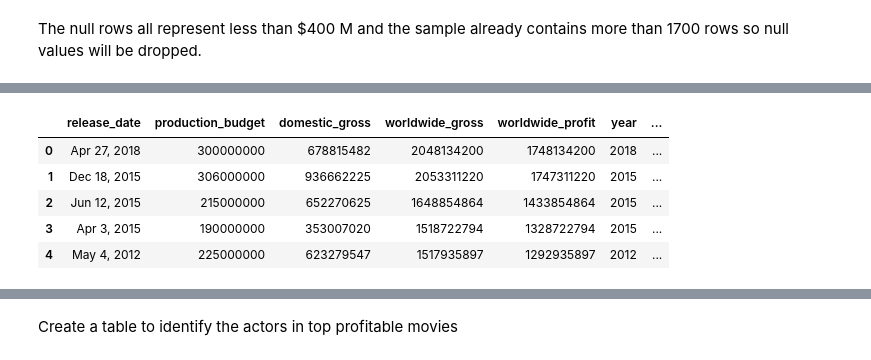
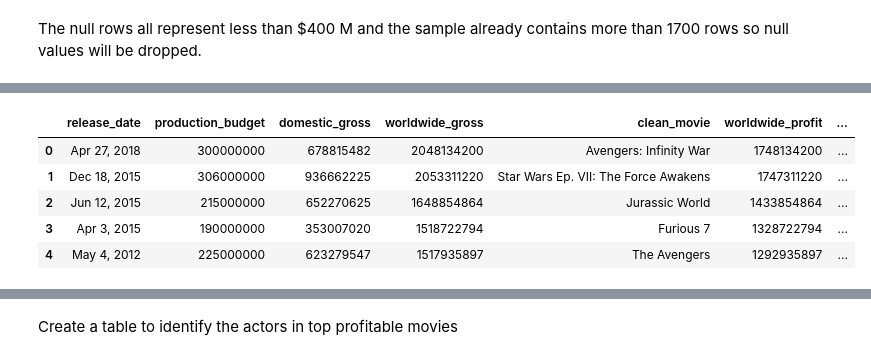
Before and after one commit to AlbaneCM/MicrosoftMovieAnalysis, a Jupyter notebook: microsoft-movie-analysis.ipynb, the cells around one changed output, grey strips where cells are left out. Drawn from its saved outputs; the diff is of its cells as text; code cells hidden in the pictures.

```diff
--- a/microsoft-movie-analysis.ipynb
+++ b/microsoft-movie-analysis.ipynb
@@ -695,7 +692,9 @@ The movie column was saved in the file with non-ascii characters, so these need
 
 The column needs to be encoded as the raw file contains them, to decoded to be read as string again, to replace the characters.
 # %%
-df_tn["clean_movie"] = df_tn["movie"].str.normalize("NFKD").str.encode('ascii', errors='ignore').str.decode('utf-8')
+df_tn["clean_movie"] = df_tn["movie"].str.encode('ascii', errors='replace').str.decode('utf-8')
+
+# df_tn["clean_movie"] = df_tn["movie"].str.normalize("NFKD").str.encode('ascii', errors='ignore').str.decode('utf-8')
 # %%
 df_tn[df_tn["clean_movie"].str.contains("Pirates")]
 # %% [output]
@@ -989,12 +1051,13 @@ movie_basics["clean_primary"] = movie_basics["primary_title"].str.normalize("NFK
 # replacement = '|'.join(["", "mei ren yu", "", "and"])
 
 # Creating column movie_episode if there were more than 1 movie
-movie_basics["movie_episode"] = movie_basics["clean_primary"].str.split(r":").str[1].fillna("").str.replace("spider-", "spider", regex=False).str.lower()
+movie_basics["movie_episode"] = movie_basics["clean_primary"].str.split(r":").str[1].fillna("").str.lower()
 
 # Creating column movie_title if there were more than 1 movie
 # movie_basics["movie_title"] = movie_basics["clean_primary"].str.split("\bPart\b").str[0].str.split(r"[:)(]").str[0].str.strip().str.replace(".", "", regex=False).str.replace("'", "", regex=False).str.replace("&", "and", regex=False).str.replace("The Mermaid", "mei ren yu", regex=False).str.replace("The Intouchables", "les intouchables", regex=False).str.lower()
-# Trying without removing "'"
 movie_basics["movie_title"] = movie_basics["clean_primary"].str.split("\bPart\b").str[0].str.split(r"[:)(]").str[0].str.strip().str.replace(".", "", regex=False).str.replace("&", "and", regex=False).str.replace("The Mermaid", "mei ren yu", regex=False).str.replace("The Intouchables", "les intouchables", regex=False).str.lower()
+
+
 
 # Normalizing movie_title for Les Miserables
 # movie_basics["movie_title"] = movie_basics["movie_title"].str.normalize("NFKD").str.encode('ascii', errors='ignore').str.decode('utf-8')
@@ -1003,8 +1066,26 @@ movie_basics["movie_title"] = movie_basics["clean_primary"].str.split("\bPart\b"
 movie_basics["movie_title_episode"] = movie_basics["movie_title"] +  movie_basics["movie_episode"].str.lower().str.replace(" episode vii -", "", regex=False).str.replace(" - ", " ", regex=False)
 # movie_basics["movie_title_episode"] = movie_basics["movie_title"] +  movie_basics["movie_episode"].str.replace(pattern, replacement, regex=False).str.lower()
 
+# Change apostrophe to space
+movie_basics["movie_title_episode"] = movie_basics["movie_title_episode"].str.replace("'", " ", regex=False)
+
+# Turn Eight to numeric in Ocean's 8
+movie_basics["movie_title_episode"] = movie_basics["movie_title_episode"].str.replace("ocean s eight", "ocean s 8", regex=False)
+
+# Correcting Maze Runner
+movie_basics["movie_title_episode"] = movie_basics["movie_title_episode"].str.replace("the death cure", "maze runner the death cure", regex=False)
+
+# Changing Shazam
+movie_basics["movie_title_episode"] = movie_basics["movie_title_episode"].str.replace("shazam!", "shazam", regex=False)
+
+# Changing Jackass Bad Grandpa
+movie_basics["movie_title_episode"] = movie_basics["movie_title_episode"].str.replace("bad grandpa", "jackass presents bad grandpa", regex=False)
+
+# Changing Prince of Persia
+movie_basics["movie_title_episode"] = movie_basics["movie_title_episode"].str.replace("prince of persia the sands of time", "prince of persia sands of time", regex=False)
+
 
 # For verification
-movie_basics[movie_basics["clean_primary"].str.contains("(?i)speech", na=False)]
+movie_basics[movie_basics["original_title"].str.contains("(?i)sands of time", na=False)].head(100)
 # %% [output]
 |  | movie_id | primary_title | original_title | start_year | runtime_minutes | genres | clean_primary | ... |
@@ -1035,7 +1107,7 @@ Name: movie_title_episode, dtype: object
 # %%
 top_movies = pd.merge(df_top_tn, movie_basics, how="left",
-                     left_on=["movie_title_episode"],
-                     right_on=["movie_title_episode"])
+                     left_on=["movie_title_episode", "year"],
+                     right_on=["movie_title_episode", "start_year"])
 # %%
 top_movies.info()
 # %% [output]
@@ -1166,15 +1204,15 @@ Index(['id', 'release_date', 'movie', 'production_budget', 'domestic_gross',
       dtype='object')
 # %%
 # Drop unnecessary columns
-top_profit_movies = top_profit_movies.drop(columns=["id","movie","encoded_movie","decoded_movie","movie_episode_x", "movie_title_x","primary_title", "original_title", "movie_episode_y", "movie_title_y", "start_year"])
+top_profit_movies = top_profit_movies.drop(columns=["id","movie","movie_episode_x", "movie_title_x","primary_title", "original_title", "movie_episode_y", "movie_title_y", "start_year"])
 top_profit_movies.head()
 # %% [output]
-|  | release_date | production_budget | domestic_gross | worldwide_gross | worldwide_profit | year | ... |
-| 0 | Apr 27, 2018 | 300000000 | 678815482 | 2048134200 | 1748134200 | 2018 | ... |
-| 1 | Dec 18, 2015 | 306000000 | 936662225 | 2053311220 | 1747311220 | 2015 | ... |
-| 2 | Jun 12, 2015 | 215000000 | 652270625 | 1648854864 | 1433854864 | 2015 | ... |
-| 3 | Apr 3, 2015 | 190000000 | 353007020 | 1518722794 | 1328722794 | 2015 | ... |
-| 4 | May 4, 2012 | 225000000 | 623279547 | 1517935897 | 1292935897 | 2012 | ... |
+|  | release_date | production_budget | domestic_gross | worldwide_gross | clean_movie | worldwide_profit | ... |
+| 0 | Apr 27, 2018 | 300000000 | 678815482 | 2048134200 | Avengers: Infinity War | 1748134200 | ... |
+| 1 | Dec 18, 2015 | 306000000 | 936662225 | 2053311220 | Star Wars Ep. VII: The Force Awakens | 1747311220 | ... |
+| 2 | Jun 12, 2015 | 215000000 | 652270625 | 1648854864 | Jurassic World | 1433854864 | ... |
+| 3 | Apr 3, 2015 | 190000000 | 353007020 | 1518722794 | Furious 7 | 1328722794 | ... |
+| 4 | May 4, 2012 | 225000000 | 623279547 | 1517935897 | The Avengers | 1292935897 | ... |
 # %%
 top_profit_genres = top_profit_movies
 top_profit_genres.head()
```
Also changed, not shown: parts of 72 cells of this notebook.
